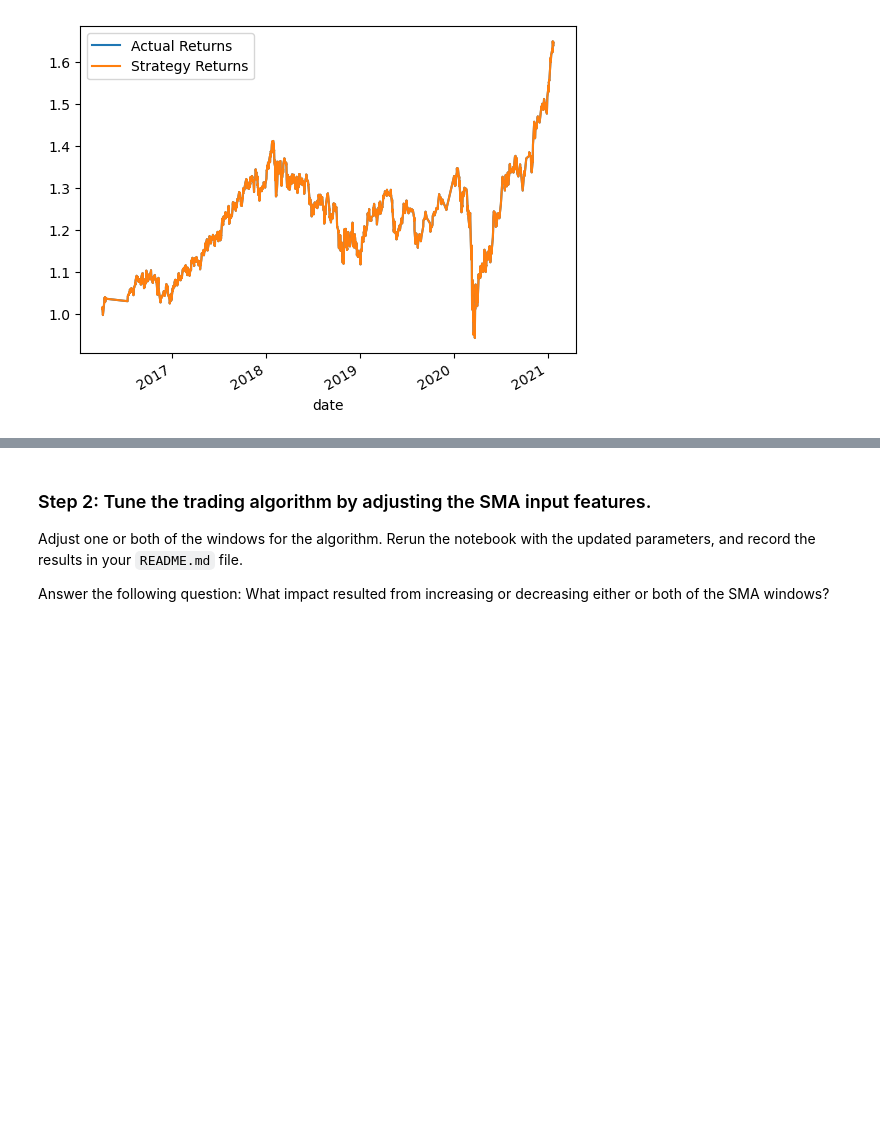
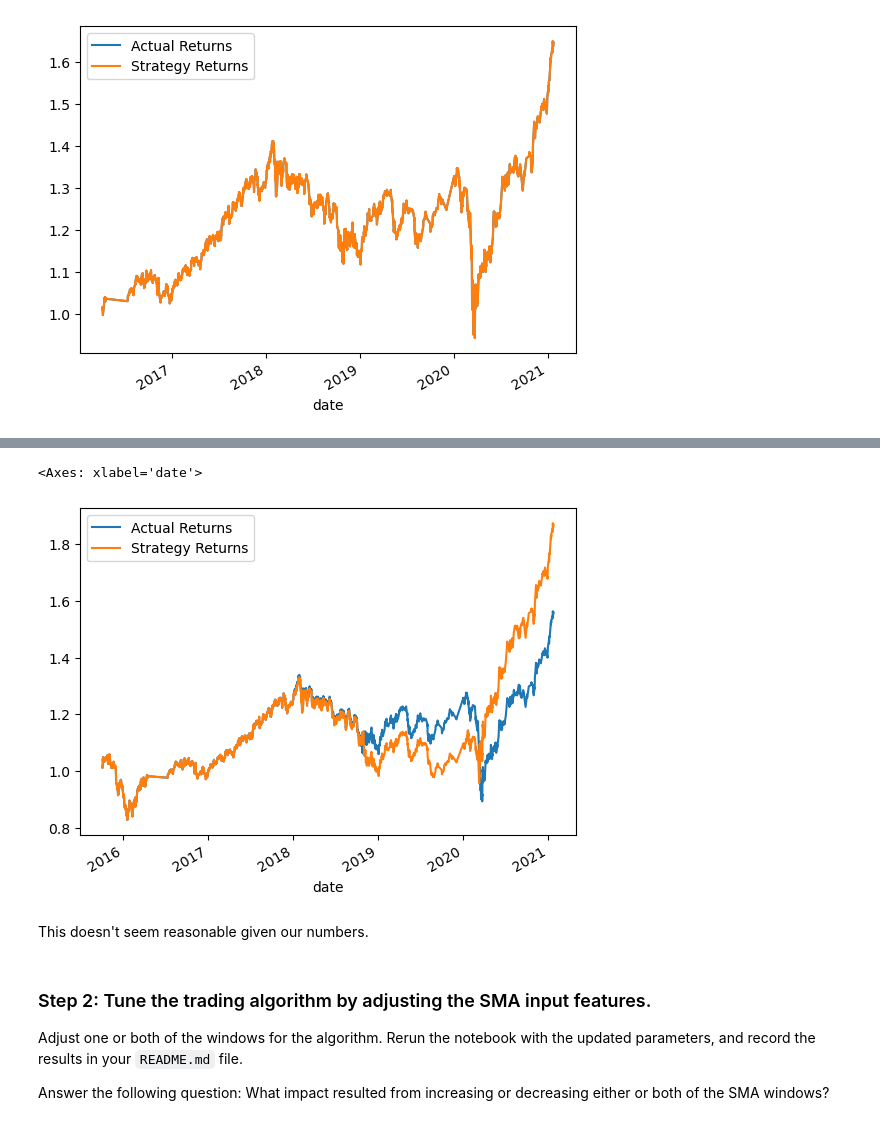
Before and after one commit to MontgomeryG/python-homework, a Jupyter notebook: Module 14 Challenge/machine_learning_trading_bot.ipynb, the cells around one changed output, grey strips where cells are left out. Saved outputs shown, nothing was run; the diff lists cells and outputs as text; code cells hidden in the pictures; blank space fills up the shorter version.

```diff
--- a/Module 14 Challenge/machine_learning_trading_bot.ipynb
+++ b/Module 14 Challenge/machine_learning_trading_bot.ipynb
@@ -573,0 +678,22 @@ predictions_df
+# %%
+# Create a predictions DataFrame
+predictions_df = pd.DataFrame(index=X_test.index)
+
+# # svm_pred_df = pd.DataFrame(svm_pred, columns=["Predicted"])
+
+# # # Add the SVM model predictions to the DataFrame
+predictions_df['Predicted'] = testing_signal_predictions
+
+# Add the actual returns to the DataFrame
+predictions_df['Actual Returns'] = signals_df["Actual Returns"]
+
+# Add the strategy returns to the DataFrame
+predictions_df['Strategy Returns']=(
+    predictions_df['Actual Returns'] * testing_signal_predictions
+)
+
+
+# Review the DataFrame
+# display(predictions_df.head())
+# display(predictions_df.tail())
+predictions_df
@@ -574,3 +715,12 @@ predictions_df
+# %%
+# Plot the actual returns versus the strategy returns
+# Calculate and plot the cumulative returns for the `actual_returns` and the `trading_algorithm_returns`
+(1 + predictions_df[["Actual Returns", "Strategy Returns"]]).cumprod().plot()
+# %% [output]
+<Axes: xlabel='date'>
+[figure, added]
+# %% [markdown]
+This doesn't seem reasonable given our numbers.
 # %% [markdown]
 ### Step 2: Tune the trading algorithm by adjusting the SMA input features.
 
```
Also changed, not shown: parts of 23 cells of this notebook, 1 other file.
